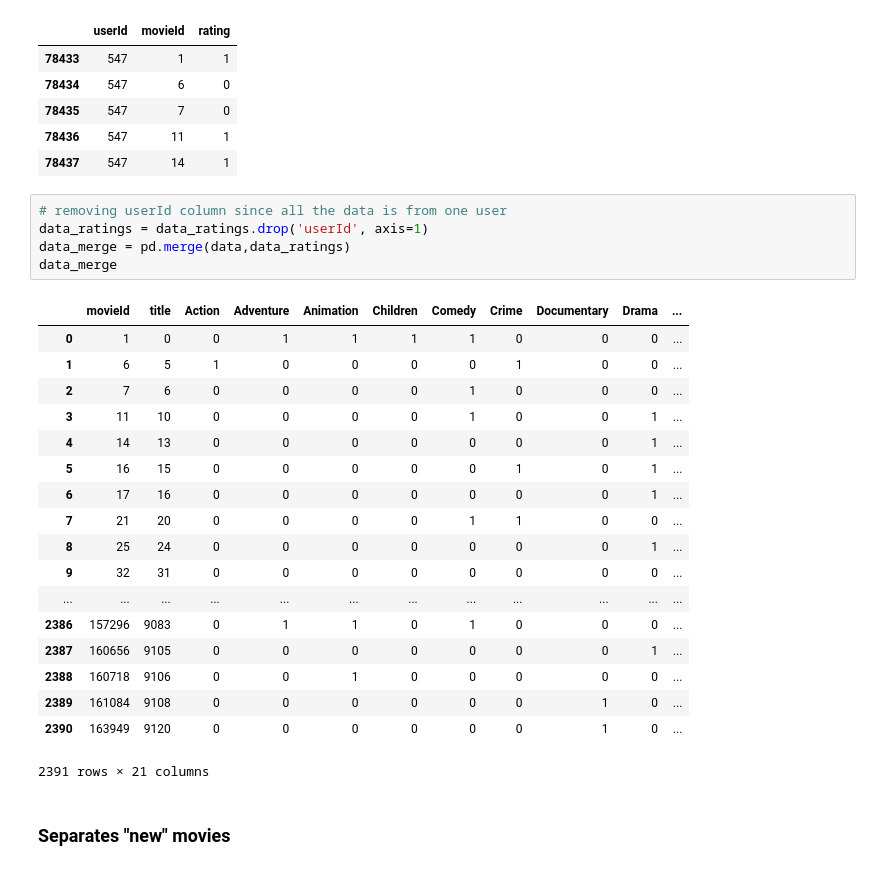
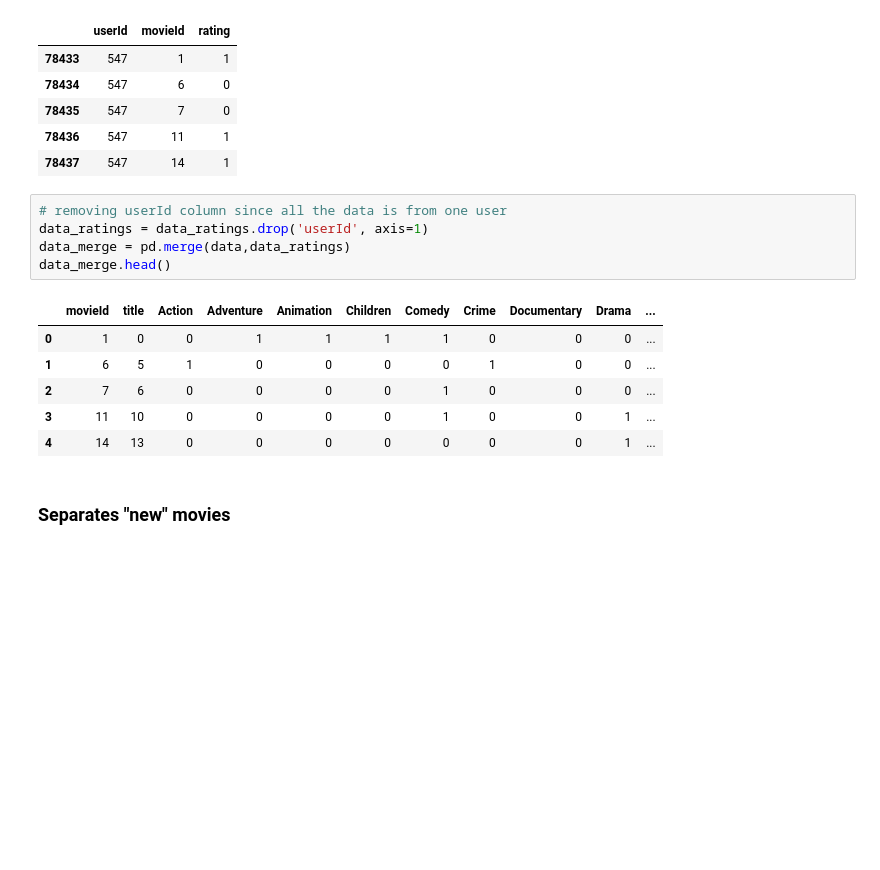
Before and after one commit to jpsmedeiros/machine-learning, a Jupyter notebook: recommender.ipynb, the cells around one changed output. Drawn from its saved outputs; the diff is of its cells as text; blank space fills up the shorter version.

```diff
--- a/recommender.ipynb
+++ b/recommender.ipynb
@@ -57,27 +57,15 @@ data_ratings.head()
 # %%
 # removing userId column since all the data is from one user
 data_ratings = data_ratings.drop('userId', axis=1)
 data_merge = pd.merge(data,data_ratings)
-data_merge
+data_merge.head()
 # %% [output]
 |  | movieId | title | Action | Adventure | Animation | Children | Comedy | Crime | Documentary | Drama | ... |
 | 0 | 1 | 0 | 0 | 1 | 1 | 1 | 1 | 0 | 0 | 0 | ... |
 | 1 | 6 | 5 | 1 | 0 | 0 | 0 | 0 | 1 | 0 | 0 | ... |
 | 2 | 7 | 6 | 0 | 0 | 0 | 0 | 1 | 0 | 0 | 0 | ... |
 | 3 | 11 | 10 | 0 | 0 | 0 | 0 | 1 | 0 | 0 | 1 | ... |
 | 4 | 14 | 13 | 0 | 0 | 0 | 0 | 0 | 0 | 0 | 1 | ... |
-| 5 | 16 | 15 | 0 | 0 | 0 | 0 | 0 | 1 | 0 | 1 | ... |
-| 6 | 17 | 16 | 0 | 0 | 0 | 0 | 0 | 0 | 0 | 1 | ... |
-| 7 | 21 | 20 | 0 | 0 | 0 | 0 | 1 | 1 | 0 | 0 | ... |
-| 8 | 25 | 24 | 0 | 0 | 0 | 0 | 0 | 0 | 0 | 1 | ... |
-| 9 | 32 | 31 | 0 | 0 | 0 | 0 | 0 | 0 | 0 | 0 | ... |
-| ... | ... | ... | ... | ... | ... | ... | ... | ... | ... | ... | ... |
-| 2386 | 157296 | 9083 | 0 | 1 | 1 | 0 | 1 | 0 | 0 | 0 | ... |
-| 2387 | 160656 | 9105 | 0 | 0 | 0 | 0 | 0 | 0 | 0 | 1 | ... |
-| 2388 | 160718 | 9106 | 0 | 0 | 1 | 0 | 0 | 0 | 0 | 0 | ... |
-| 2389 | 161084 | 9108 | 0 | 0 | 0 | 0 | 0 | 0 | 1 | 0 | ... |
-| 2390 | 163949 | 9120 | 0 | 0 | 0 | 0 | 0 | 0 | 1 | 0 | ... |
-2391 rows × 21 columns
 # %% [markdown]
 ### Separates "new" movies
 # %%
```
Also changed, not shown: parts of 16 cells of this notebook.
